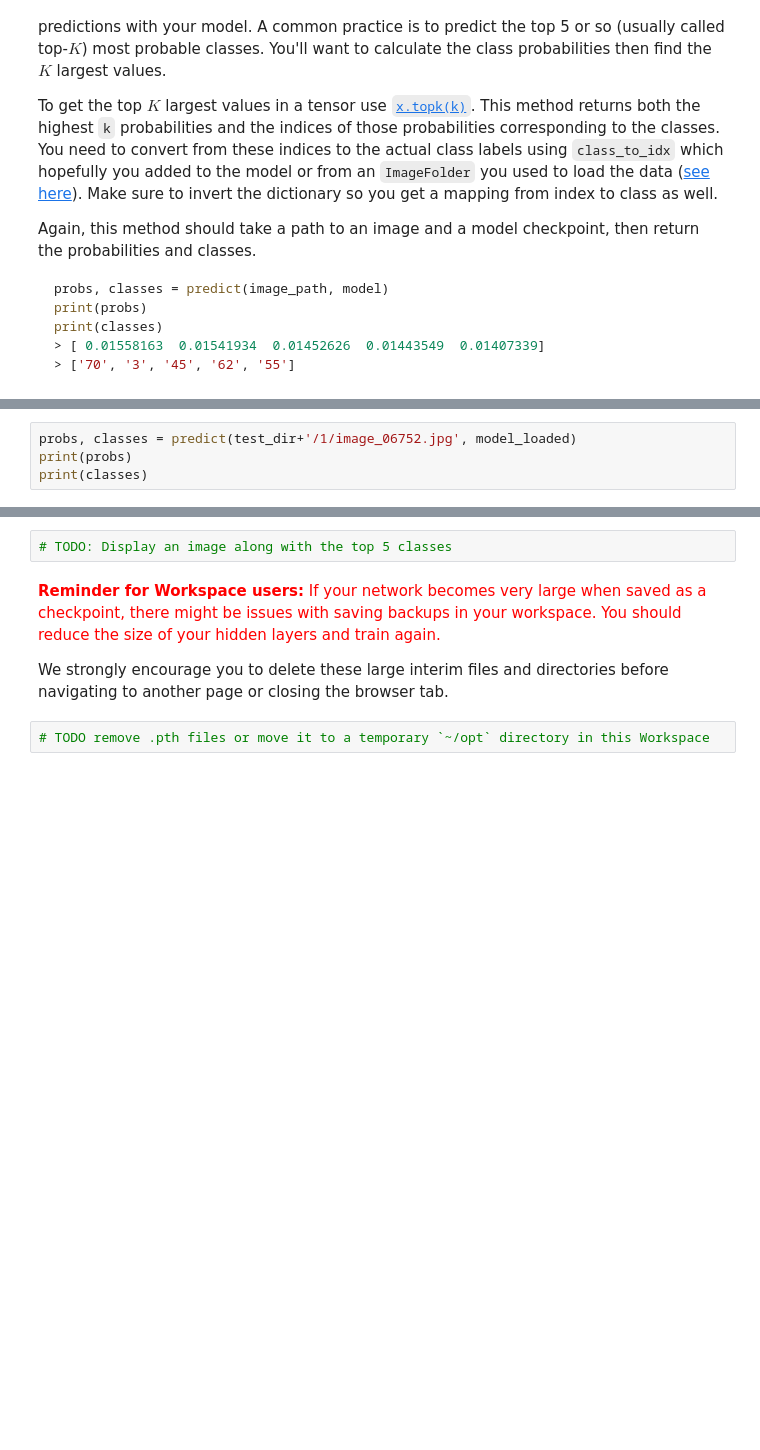
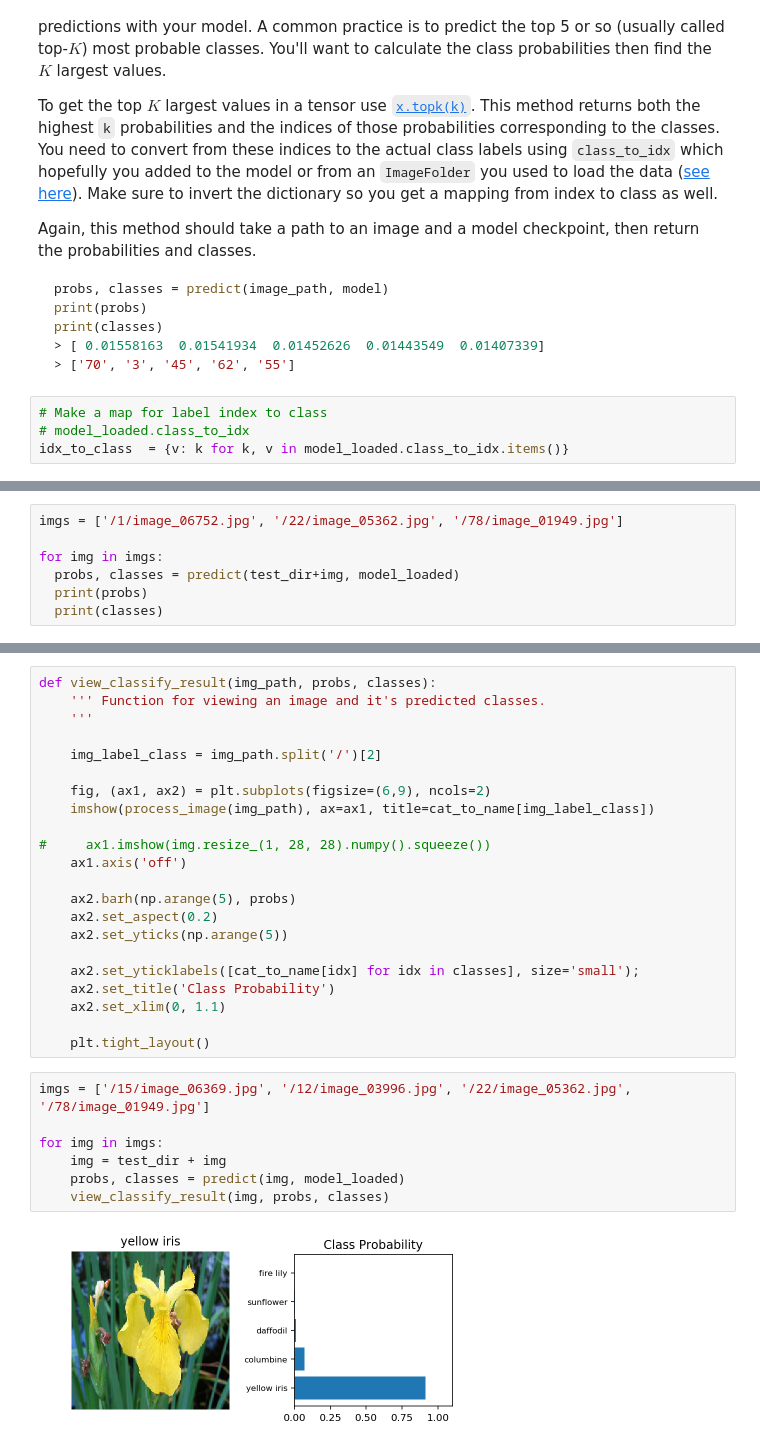
Before and after one commit to yysw/AIPND, a Jupyter notebook: image_classifier/Image Classifier Project.ipynb, the cells around one changed output, grey strips where cells are left out. Saved outputs shown, nothing was run; the diff lists cells and outputs as text; blank space fills up the shorter version.

````diff
--- a/image_classifier/Image Classifier Project.ipynb
+++ b/image_classifier/Image Classifier Project.ipynb
@@ -381,6 +409,10 @@ print(classes)
 > [ 0.01558163  0.01541934  0.01452626  0.01443549  0.01407339]
 > ['70', '3', '45', '62', '55']
 ```
+# %%
+# Make a map for label index to class
+# model_loaded.class_to_idx
+idx_to_class  = {v: k for k, v in model_loaded.class_to_idx.items()}
 # %%
 def predict(image_path, model, topk=5):
     ''' Predict the class (or classes) of an image using a trained deep learning model.
@@ -399,5 +439 @@ def predict(image_path, model, topk=5):
     return top_p, top_class
-# %%
-probs, classes = predict(test_dir+'/1/image_06752.jpg', model_loaded)
-print(probs)
-print(classes)
@@ -430,0 +440,7 @@ print(image.shape)
+# %%
+imgs = ['/1/image_06752.jpg', '/22/image_05362.jpg', '/78/image_01949.jpg']
+
+for img in imgs:
+  probs, classes = predict(test_dir+img, model_loaded)
+  print(probs)
+  print(classes)
@@ -436,11 +460,34 @@ Now that you can use a trained model for predictions, check to make sure it make
 <img src='assets/inference_example.png' width=300px>
 
 You can convert from the class integer encoding to actual flower names with the `cat_to_name.json` file (should have been loaded earlier in the notebook). To show a PyTorch tensor as an image, use the `imshow` function defined above.
-# %%
-# TODO: Display an image along with the top 5 classes
-# %% [markdown]
-<font color='red'>**Reminder for Workspace users:** If your network becomes very large when saved as a checkpoint, there might be issues with saving backups in your workspace. You should reduce the size of your hidden layers and train again.
-
-We strongly encourage you to delete these large interim files and directories before navigating to another page or closing the browser tab.</font>
-# %%
-# TODO remove .pth files or move it to a temporary `~/opt` directory in this Workspace
+# %%
+def view_classify_result(img_path, probs, classes):
+    ''' Function for viewing an image and it's predicted classes.
+    '''
+
+    img_label_class = img_path.split('/')[2]
+
+    fig, (ax1, ax2) = plt.subplots(figsize=(6,9), ncols=2)
+    imshow(process_image(img_path), ax=ax1, title=cat_to_name[img_label_class])
+
+#     ax1.imshow(img.resize_(1, 28, 28).numpy().squeeze())
+    ax1.axis('off')
+
+    ax2.barh(np.arange(5), probs)
+    ax2.set_aspect(0.2)
+    ax2.set_yticks(np.arange(5))
+
+    ax2.set_yticklabels([cat_to_name[idx] for idx in classes], size='small');
+    ax2.set_title('Class Probability')
+    ax2.set_xlim(0, 1.1)
+
+    plt.tight_layout()
+# %%
+imgs = ['/15/image_06369.jpg', '/12/image_03996.jpg', '/22/image_05362.jpg', '/78/image_01949.jpg']
+
+for img in imgs:
+    img = test_dir + img
+    probs, classes = predict(img, model_loaded)
+    view_classify_result(img, probs, classes)
+# %% [output]
+[figure, added]
````
Also changed, not shown: parts of 22 cells of this notebook.
